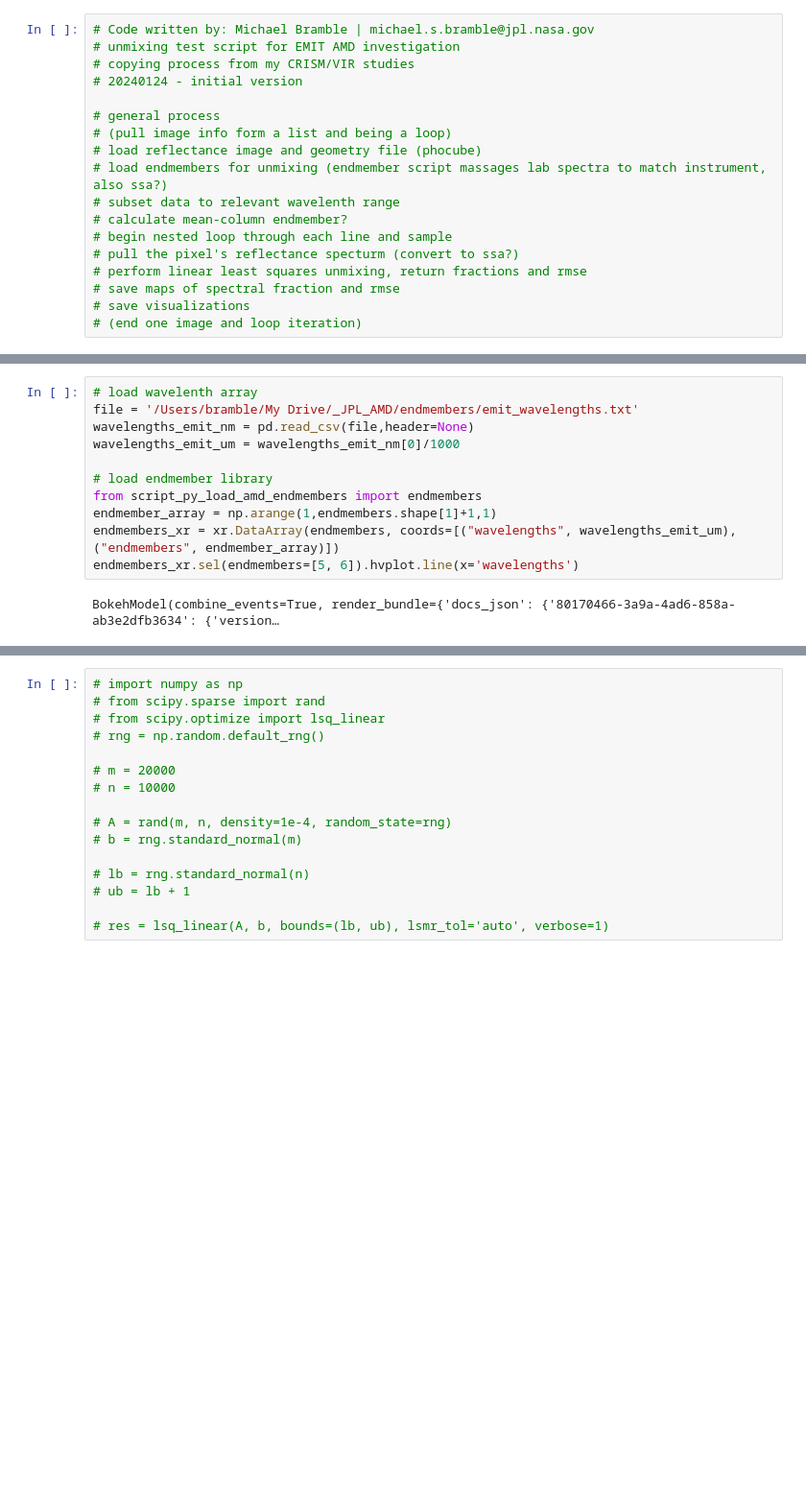
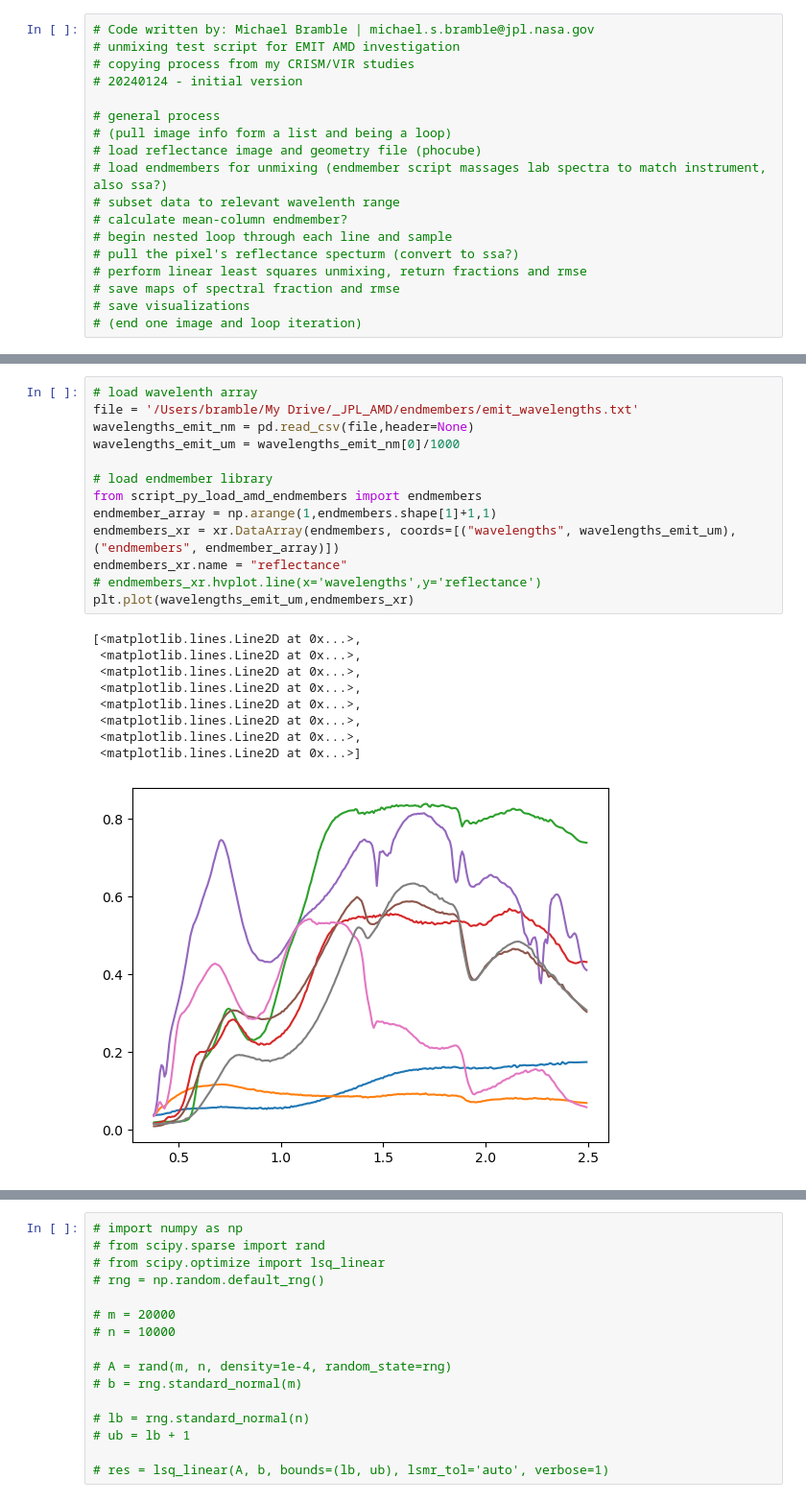
Before and after one commit to mikebramble/emit-spectral-unmixing, a Jupyter notebook: script_testing_unmixing.ipynb, the cells around one changed output, grey strips where cells are left out. Shown at 96% size. Cells and saved outputs as stored; diff of their text form; blank space fills up the shorter version.

```diff
--- a/script_testing_unmixing.ipynb
+++ b/script_testing_unmixing.ipynb
@@ -96,13 +95,23 @@ subset_data[50,50].hvplot.line(y='reflectance',x='wavelengths', color='black')
 # %%
 # load wavelenth array
 file = '/Users/bramble/My Drive/_JPL_AMD/endmembers/emit_wavelengths.txt'
 wavelengths_emit_nm = pd.read_csv(file,header=None)
 wavelengths_emit_um = wavelengths_emit_nm[0]/1000
 
 # load endmember library
 from script_py_load_amd_endmembers import endmembers
 endmember_array = np.arange(1,endmembers.shape[1]+1,1)
 endmembers_xr = xr.DataArray(endmembers, coords=[("wavelengths", wavelengths_emit_um), ("endmembers", endmember_array)])
-endmembers_xr.sel(endmembers=[5, 6]).hvplot.line(x='wavelengths')
+endmembers_xr.name = "reflectance"
+# endmembers_xr.hvplot.line(x='wavelengths',y='reflectance')
+plt.plot(wavelengths_emit_um,endmembers_xr)
 # %% [output]
-BokehModel(combine_events=True, render_bundle={'docs_json': {'80170466-3a9a-4ad6-858a-ab3e2dfb3634': {'version…
+[<matplotlib.lines.Line2D at 0x...>,
+ <matplotlib.lines.Line2D at 0x...>,
+ <matplotlib.lines.Line2D at 0x...>,
+ <matplotlib.lines.Line2D at 0x...>,
+ <matplotlib.lines.Line2D at 0x...>,
+ <matplotlib.lines.Line2D at 0x...>,
+ <matplotlib.lines.Line2D at 0x...>,
+ <matplotlib.lines.Line2D at 0x...>]
+[figure, added]
```
Also changed, not shown: parts of 10 cells of this notebook.
